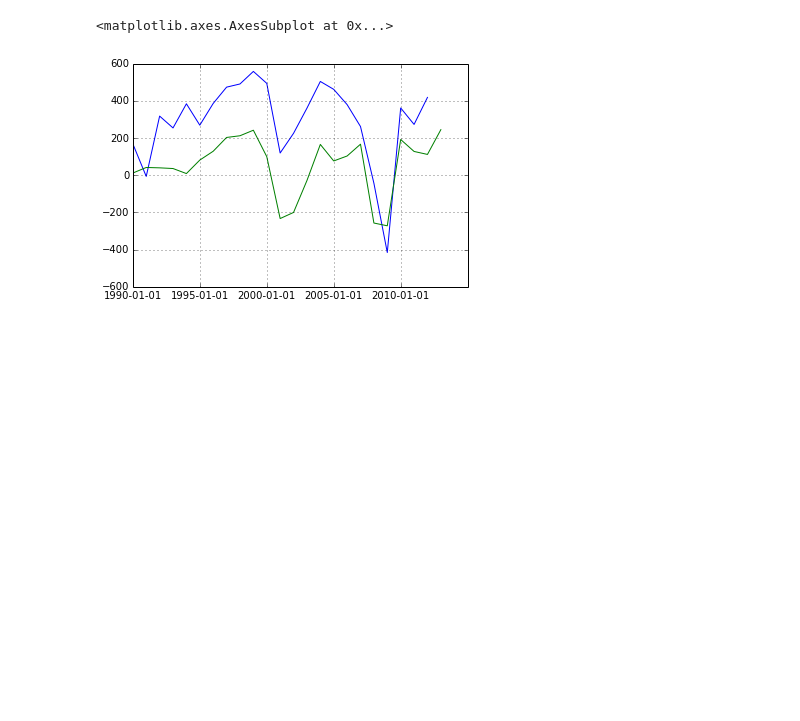
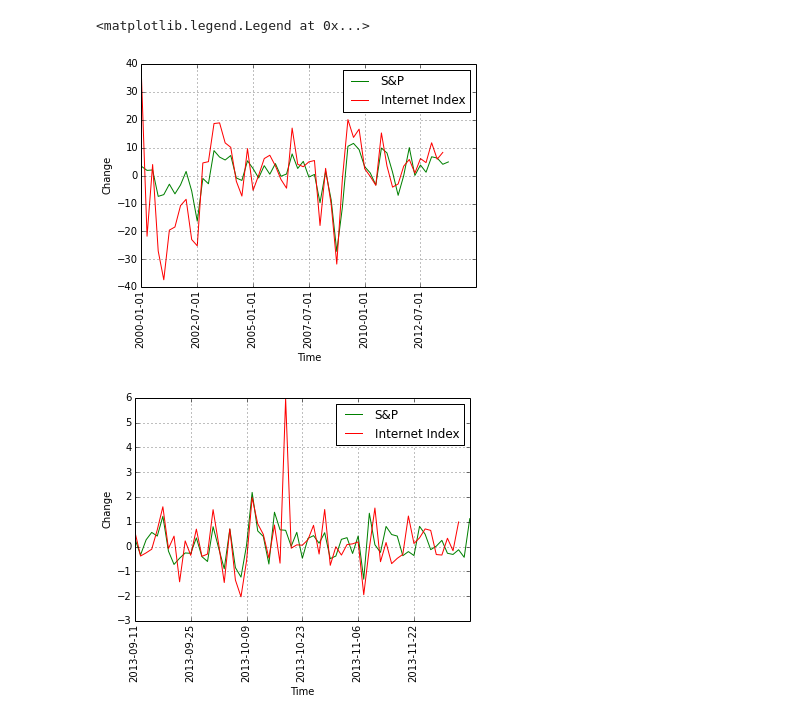
Before and after one commit to sunilguna/PDS-projects, a Jupyter notebook: Fred.ipynb, the cells around one changed output. Cells and saved outputs as stored; diff of their text form; code cells hidden in the pictures; blank space fills up the shorter version.

```diff
--- a/Fred.ipynb
+++ b/Fred.ipynb
@@ -1,44 +1,76 @@
 # %%
 %matplotlib inline
+import matplotlib.ticker as plticker
 import numpy as np
 import pandas as pd
 import requests
+import matplotlib.pyplot as plt
 
 #Check if the string is a floating point number
 def is_float(string):
     try:
         float(string)
         return True
     except ValueError:
         return False
 
 def fred(series,frequency,units, start_date,end_date):
     result = []
 #Selection parameters
     selection = { 'api_key' : '770130e3e272d1085975a8e920dd6aa1',
                   'file_type' : 'json',
                   'series_id' : series,
                   'frequency' : frequency,
                   'units' : units,
                   'observation_start' : start_date,
                   'observation_end' : end_date }
 
     r = requests.get('http://api.stlouisfed.org/fred/series/observations?', params=selection)
     result = r.json()
     obs = dict()
 #Storing the observations
     for i,x in enumerate(result["observations"]):
         key = x["date"]
         if is_float(x["value"]):
             obs[key] = float(x["value"])
 #Convert the observations into a series
     result = pd.Series(obs)
     return result
 
-obs_1 = fred("GDPC1", "a","ch1", "1990-01-01", "2013-01-01")
-obs_2 = fred("SP500", "a", "ch1", "1990-01-01", "2013-01-01")
-obs_1.plot()
-obs_2.plot()
+#Yearly data plot
+freq = "q"
+units = "pch"
+date_start = "2000-01-01"
+date_end = "2013-11-30"
+
+obs_1 = fred("SP500", freq, units, date_start, date_end)
+obs_2 = fred("WILLWWW", freq, units, date_start, date_end)
+
+obs_1.plot(color = 'g', label = 'S&P')
+obs_2.plot(color = 'r', label = 'Internet Index')
+plt.xlabel('Time')
+plt.ylabel('Change')
+plt.xticks(rotation = 90)
+plt.legend()
+
+plt.figure()
+
+#Daily Plot for data collected
+freq = "d"
+units = "pch"
+date_start = "2013-09-11"
+date_end = "2013-12-06"
+
+obs_1 = fred("SP500", freq, units, date_start, date_end)
+obs_2 = fred("WILLWWW", freq, units, date_start, date_end)
+
+obs_1.plot(color = 'g', label = 'S&P')
+obs_2.plot(color = 'r', label = 'Internet Index')
+plt.xlabel('Time')
+plt.ylabel('Change')
+plt.xticks(rotation = 90)
+plt.legend()
 # %% [output]
-<matplotlib.axes.AxesSubplot at 0x...>
+<matplotlib.legend.Legend at 0x...>
-[figure, old version]
+[figure, new version]
+[figure, added]
```
Also changed, not shown: 1 other file.
